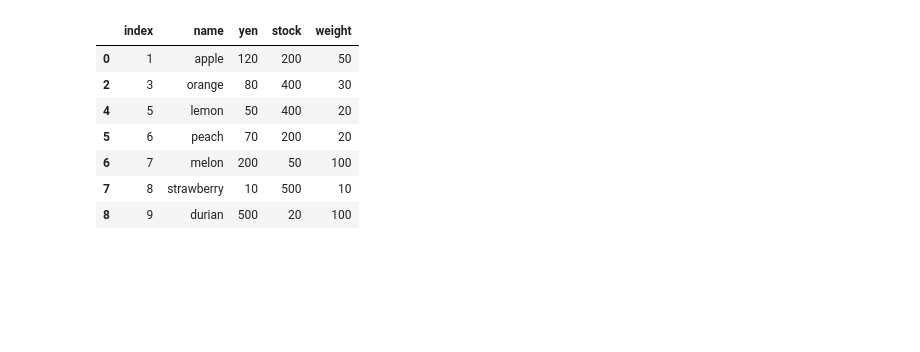
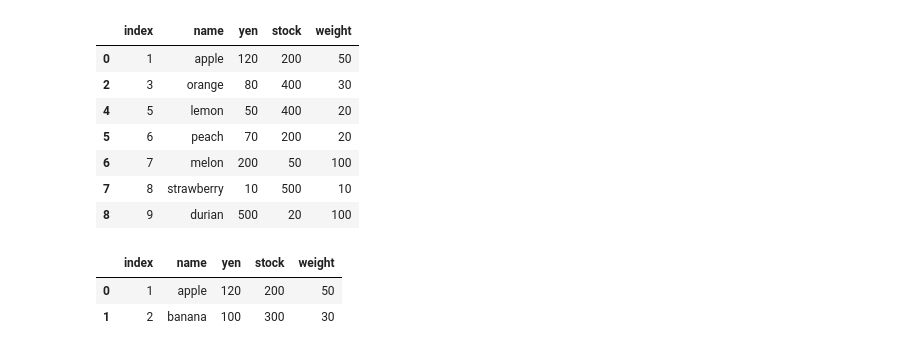
Before and after one commit to WAT36/python, a Jupyter notebook: cheatsheet/pandas.ipynb, the cells around one changed output. Drawn from its saved outputs; the diff is of its cells as text; code cells hidden in the pictures; blank space fills up the shorter version.

```diff
--- a/cheatsheet/pandas.ipynb
+++ b/cheatsheet/pandas.ipynb
@@ -302,3 +302,10 @@ df.query('yen!=100')
 | 6 | 7 | melon | 200 | 50 | 100 |
 | 7 | 8 | strawberry | 10 | 500 | 10 |
 | 8 | 9 | durian | 500 | 20 | 100 |
+# %%
+# nameが指定したリスト内に含まれているデータ
+df.query('name in ["apple","banana"]')
+# %% [output]
+|  | index | name | yen | stock | weight |
+| 0 | 1 | apple | 120 | 200 | 50 |
+| 1 | 2 | banana | 100 | 300 | 30 |
```
